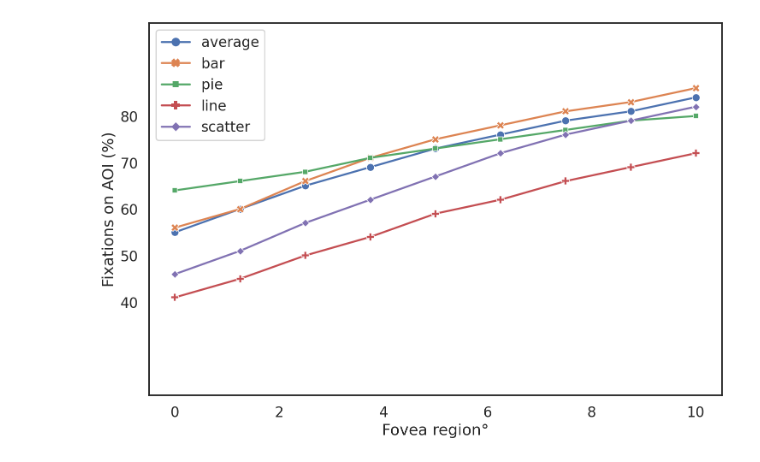
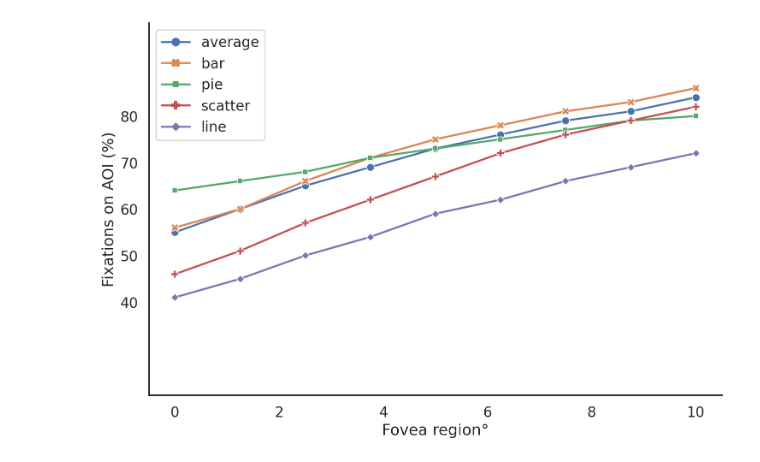
Before and after one commit to MarcWong/GazeUncertainty, a Jupyter notebook: VisQA+/Analysis/AOI/plot.ipynb, the cells around one changed output. Drawn from its saved outputs; the diff is of its cells as text; code cells hidden in the pictures.

```diff
--- a/VisQA+/Analysis/AOI/plot.ipynb
+++ b/VisQA+/Analysis/AOI/plot.ipynb
@@ -8,34 +8,33 @@ import seaborn as sns
 # %%
 sns.set_theme(style="white",context="talk")
 
 # Set up the matplotlib figure
 f, (ax1) = plt.subplots(1, 1, figsize=(12, 8) , dpi=144)
 
 # Generate some sequential data
 y1 = np.array([55, 60, 65, 69, 73, 76, 79, 81, 84])
 bar1 = np.array([56, 60, 66, 71, 75, 78, 81, 83, 86])
 pie1 = np.array([64, 66, 68, 71, 73, 75, 77, 79, 80])
+scatter1 = np.array([46, 51, 57, 62, 67, 72, 76, 79, 82])
 line1 = np.array([41, 45, 50, 54, 59, 62, 66, 69, 72])
-scatter1 = np.array([46, 51, 57, 62, 67, 72, 76, 79, 82])
 x1 = np.array([0, 1.25, 2.5, 3.75, 5, 6.25, 7.5, 8.75, 10])
 
-data=pd.DataFrame(index=x1, data={'average':y1, 'bar': bar1, 'pie': pie1, 'line': line1, 'scatter': scatter1})
+data=pd.DataFrame(index=x1, data={'average':y1, 'bar': bar1, 'pie': pie1, 'scatter': scatter1, 'line': line1})
 
 
 sns.lineplot(data=data, ax=ax1, markers=True, dashes=False)
-#ax1.axhline(0, color="k", clip_on=False)
 ax1.set(ylim=(20, 100))
 #ax1.set(xlim=(0, 10))
 ax1.xaxis.set_major_locator(ticker.MultipleLocator(2))
 ax1.set_xlabel("Fovea region°")
 ax1.set_ylabel("Fixations on AOI (%)")
 
 # Finalize the plot
-#sns.despine(bottom=True)
+sns.despine()
 plt.setp(f.axes, yticks=[40, 50, 60, 70, 80])
 #plt.tight_layout(h_pad=2)
 
 
 f.savefig('FixationCoverage.png')
 # %% [output]
-[figure, old version]
+[figure, new version]
```
Also changed, not shown: 3 other files.
